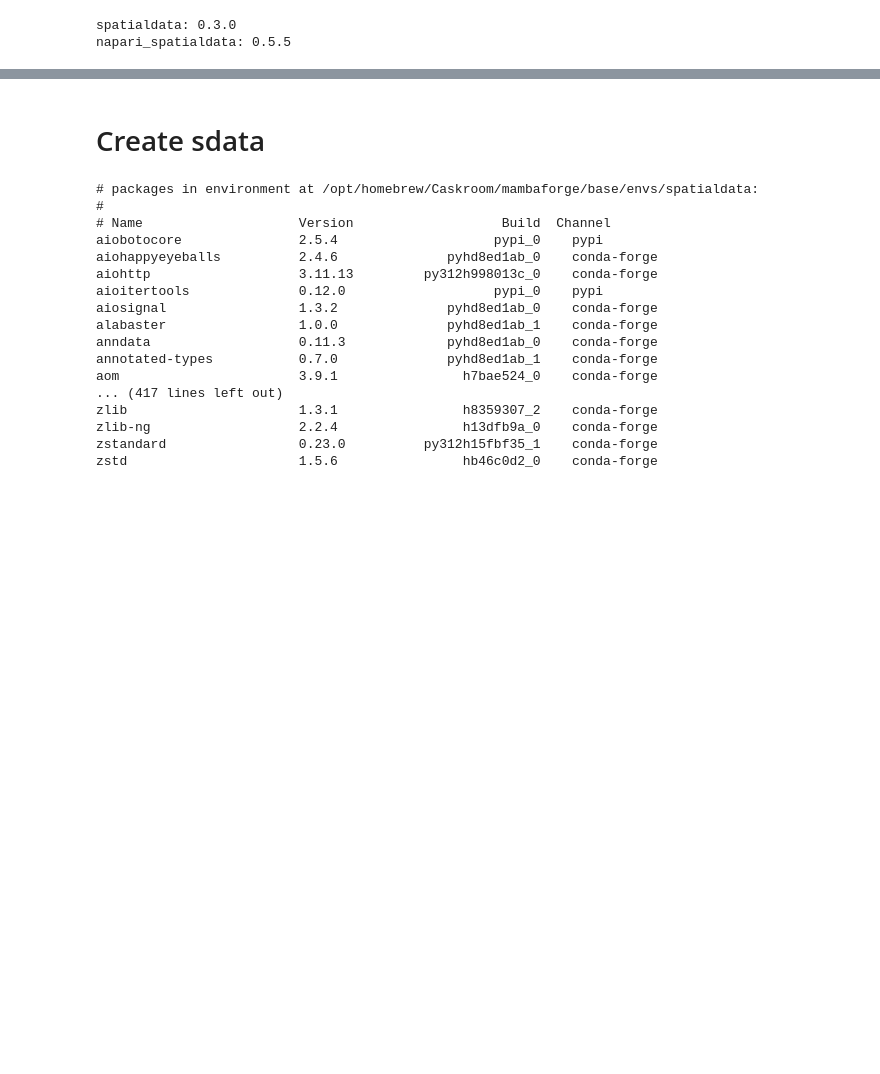
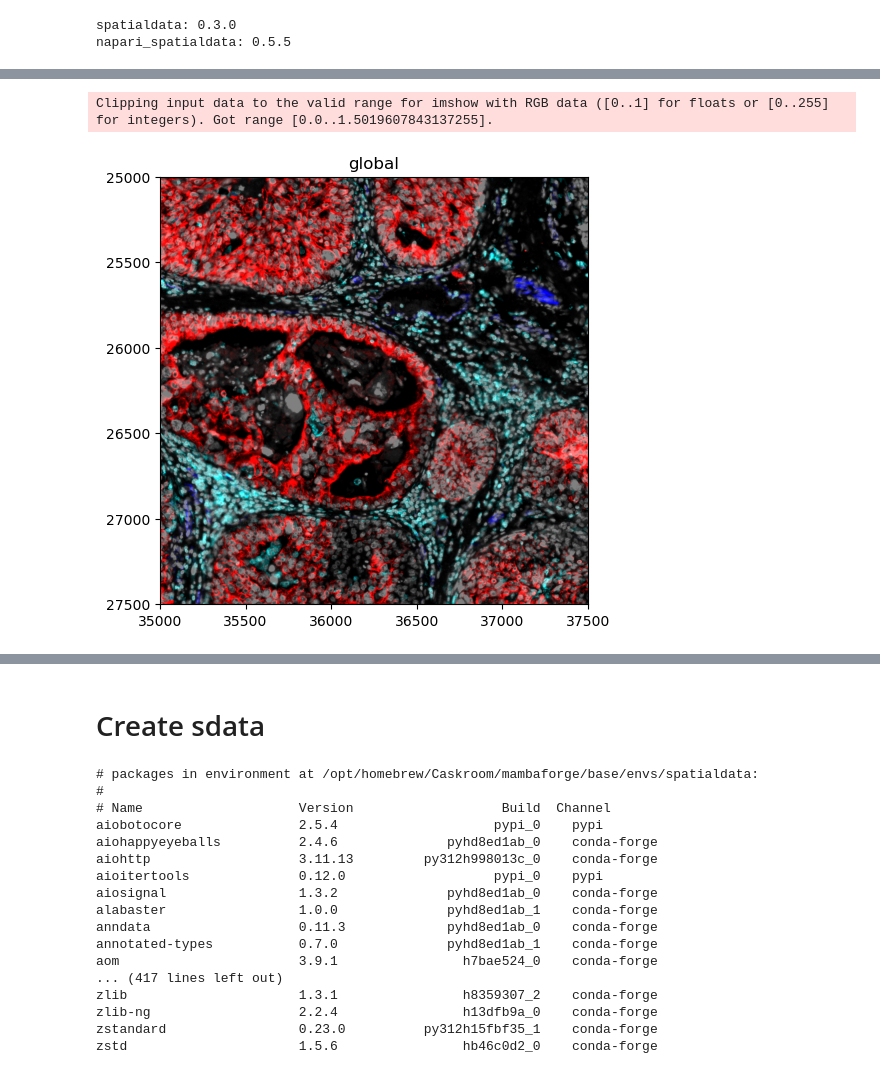
Before and after one commit to CosciaLab/openDVP, a Jupyter notebook: jupyternotebooks/SpatialData_for_figures.ipynb, the cells around one changed output, grey strips where cells are left out. Cells and saved outputs as stored; diff of their text form; code cells hidden in the pictures; blank space fills up the shorter version.

```diff
--- a/jupyternotebooks/SpatialData_for_figures.ipynb
+++ b/jupyternotebooks/SpatialData_for_figures.ipynb
@@ -26,0 +29,2 @@ napari_spatialdata: 0.5.5
+# %%
+sdata = spatialdata.read_zarr("/Users/jnimoca/Jose_BI/1_Pipelines/openDVP/data/sdata/sdata_4_mIF_mask_imgtable_protable.zarr")
@@ -26,0 +40,15 @@ napari_spatialdata: 0.5.5
+# %%
+bb_xmin = 35000
+bb_ymin = 25000
+bb_w = 2500
+bb_h = 2500
+bb_xmax = bb_xmin + bb_w
+bb_ymax = bb_ymin + bb_h
+
+cropped_sdata = sdata.query.bounding_box(
+    axes=["x", "y"],
+    min_coordinate=[bb_xmin, bb_ymin],
+    max_coordinate=[bb_xmax, bb_ymax],
+    target_coordinate_system="global",
+    filter_table=True,
+)
@@ -26,0 +68,12 @@ napari_spatialdata: 0.5.5
+# %%
+import matplotlib
+
+cropped_sdata.pl.render_images(
+    element="mIF",
+    channel = [4,5,6,7],
+    palette = ['gray', "blue", "cyan", "red"],
+    norm= matplotlib.colors.Normalize(vmin=2, vmax=35, clip=False),
+).pl.show()
+# %% [output]
+Clipping input data to the valid range for imshow with RGB data ([0..1] for floats or [0..255] for integers). Got range [0.0..1.5019607843137255].
+[figure, added]
```
Also changed, not shown: parts of 42 cells of this notebook, 1 other file.
